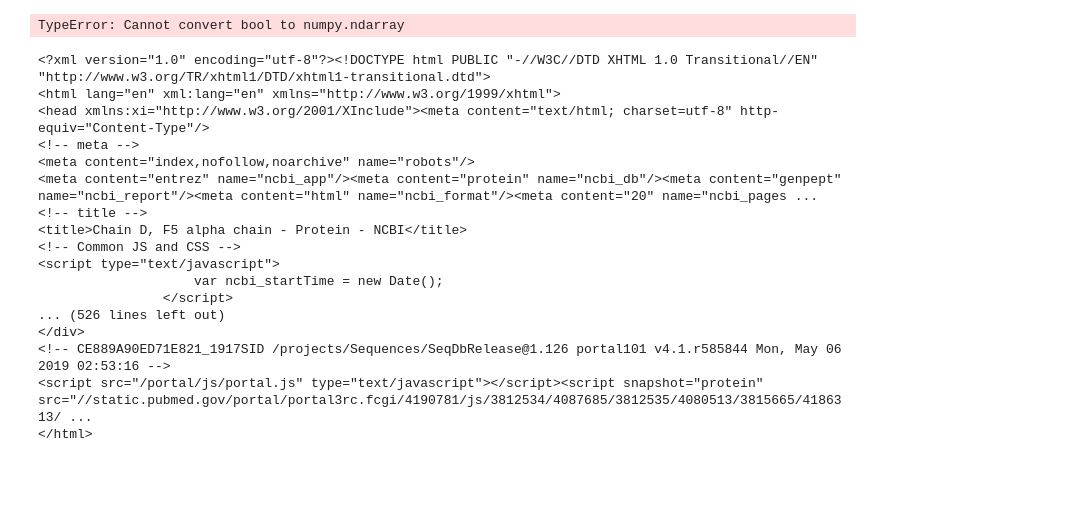
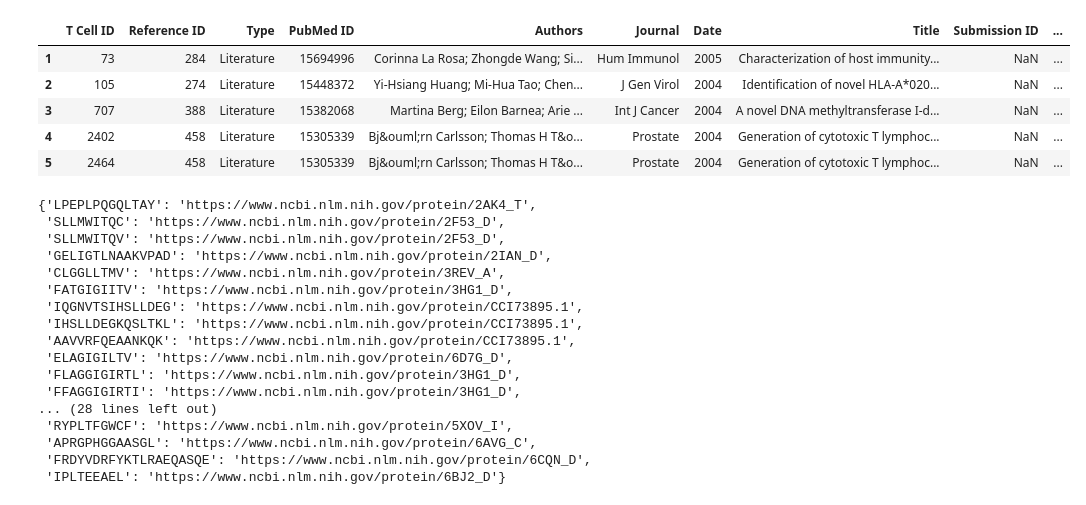
Before and after one commit to Lee-CBG/ATM-TCR, a Jupyter notebook: data/IEDB_Webscraping.ipynb, the cells around one changed output. Saved outputs shown, nothing was run; the diff lists cells and outputs as text; code cells hidden in the pictures; blank space fills up the shorter version.

```diff
--- a/data/IEDB_Webscraping.ipynb
+++ b/data/IEDB_Webscraping.ipynb
@@ -7,15 +7,20 @@ import json
 pd.set_option("display.max.columns", None)
 # %%
 # Obtain the list of id's for the webpages to scrape
-iedbfile = pd.read_csv('iedb_data.csv', sep=',', error_bad_lines=False, dtype='unicode')
+iedbfile = pd.read_csv('iedb_data_raw.csv', sep=',', error_bad_lines=False, dtype='unicode')
 new_header = iedbfile.iloc[0]
 iedbfile = iedbfile[1:]
 iedbfile.columns = new_header
 listofIds = iedbfile['T Cell ID'].tolist()
 #iedbfile[iedbfile['T Cell ID'] == '3968896']
 iedbfile.head(5)
 # %% [output]
-TypeError: Cannot convert bool to numpy.ndarray
+|  | T Cell ID | Reference ID | Type | PubMed ID | Authors | Journal | Date | Title | Submission ID | ... |
+| 1 | 73 | 284 | Literature | 15694996 | Corinna La Rosa; Zhongde Wang; Si... | Hum Immunol | 2005 | Characterization of host immunity... | NaN | ... |
+| 2 | 105 | 274 | Literature | 15448372 | Yi-Hsiang Huang; Mi-Hua Tao; Chen... | J Gen Virol | 2004 | Identification of novel HLA-A*020... | NaN | ... |
+| 3 | 707 | 388 | Literature | 15382068 | Martina Berg; Eilon Barnea; Arie ... | Int J Cancer | 2004 | A novel DNA methyltransferase I-d... | NaN | ... |
+| 4 | 2402 | 458 | Literature | 15305339 | Bj&ouml;rn Carlsson; Thomas H T&o... | Prostate | 2004 | Generation of cytotoxic T lymphoc... | NaN | ... |
+| 5 | 2464 | 458 | Literature | 15305339 | Bj&ouml;rn Carlsson; Thomas H T&o... | Prostate | 2004 | Generation of cytotoxic T lymphoc... | NaN | ... |
 # %%
 # Extracting TCRs
 # https://www.iedb.org/assay/"T Cell ID" <- webpage for each of these
@@ -39,24 +42,27 @@ for tId in listofIds:
 # Find proteins on NCBI
 baseURL = 'https://www.ncbi.nlm.nih.gov/protein/'
 for identifier in proteinURLs:
-    r = requests.get(baseURL + proteinURLs[identifier])
-    soup = BeautifulSoup(r.content,'lxml')
-soup
+    proteinURLs[identifier] = baseURL + proteinURLs[identifier]
+    # browser = webdriver.Chrome()
+    # browser.delete_all_cookies()
+    # browser.get(baseURL + proteinURLs[identifier])
+    # link_tags = browser.find_elements_by_tag_name('span')
+proteinURLs
 # %% [output]
-<?xml version="1.0" encoding="utf-8"?><!DOCTYPE html PUBLIC "-//W3C//DTD XHTML 1.0 Transitional//EN" "http://www.w3.org/TR/xhtml1/DTD/xhtml1-transitional.dtd">
-<html lang="en" xml:lang="en" xmlns="http://www.w3.org/1999/xhtml">
-<head xmlns:xi="http://www.w3.org/2001/XInclude"><meta content="text/html; charset=utf-8" http-equiv="Content-Type"/>
-<!-- meta -->
-<meta content="index,nofollow,noarchive" name="robots"/>
-<meta content="entrez" name="ncbi_app"/><meta content="protein" name="ncbi_db"/><meta content="genpept" name="ncbi_report"/><meta content="html" name="ncbi_format"/><meta content="20" name="ncbi_pages ...
-<!-- title -->
-<title>Chain D, F5 alpha chain - Protein - NCBI</title>
-<!-- Common JS and CSS -->
-<script type="text/javascript">
-                    var ncbi_startTime = new Date();
-                </script>
-... (526 lines left out)
-</div>
-<!-- CE889A90ED71E821_1917SID /projects/Sequences/SeqDbRelease@1.126 portal101 v4.1.r585844 Mon, May 06 2019 02:53:16 -->
-<script src="/portal/js/portal.js" type="text/javascript"></script><script snapshot="protein" src="//static.pubmed.gov/portal/portal3rc.fcgi/4190781/js/3812534/4087685/3812535/4080513/3815665/4186313/ ...
-</html>
+{'LPEPLPQGQLTAY': 'https://www.ncbi.nlm.nih.gov/protein/2AK4_T',
+ 'SLLMWITQC': 'https://www.ncbi.nlm.nih.gov/protein/2F53_D',
+ 'SLLMWITQV': 'https://www.ncbi.nlm.nih.gov/protein/2F53_D',
+ 'GELIGTLNAAKVPAD': 'https://www.ncbi.nlm.nih.gov/protein/2IAN_D',
+ 'CLGGLLTMV': 'https://www.ncbi.nlm.nih.gov/protein/3REV_A',
+ 'FATGIGIITV': 'https://www.ncbi.nlm.nih.gov/protein/3HG1_D',
+ 'IQGNVTSIHSLLDEG': 'https://www.ncbi.nlm.nih.gov/protein/CCI73895.1',
+ 'IHSLLDEGKQSLTKL': 'https://www.ncbi.nlm.nih.gov/protein/CCI73895.1',
+ 'AAVVRFQEAANKQK': 'https://www.ncbi.nlm.nih.gov/protein/CCI73895.1',
+ 'ELAGIGILTV': 'https://www.ncbi.nlm.nih.gov/protein/6D7G_D',
+ 'FLAGGIGIRTL': 'https://www.ncbi.nlm.nih.gov/protein/3HG1_D',
+ 'FFAGGIGIRTI': 'https://www.ncbi.nlm.nih.gov/protein/3HG1_D',
+... (28 lines left out)
+ 'RYPLTFGWCF': 'https://www.ncbi.nlm.nih.gov/protein/5XOV_I',
+ 'APRGPHGGAASGL': 'https://www.ncbi.nlm.nih.gov/protein/6AVG_C',
+ 'FRDYVDRFYKTLRAEQASQE': 'https://www.ncbi.nlm.nih.gov/protein/6CQN_D',
+ 'IPLTEEAEL': 'https://www.ncbi.nlm.nih.gov/protein/6BJ2_D'}
```
Also changed, not shown: parts of 2 cells of this notebook, 2 other files.
